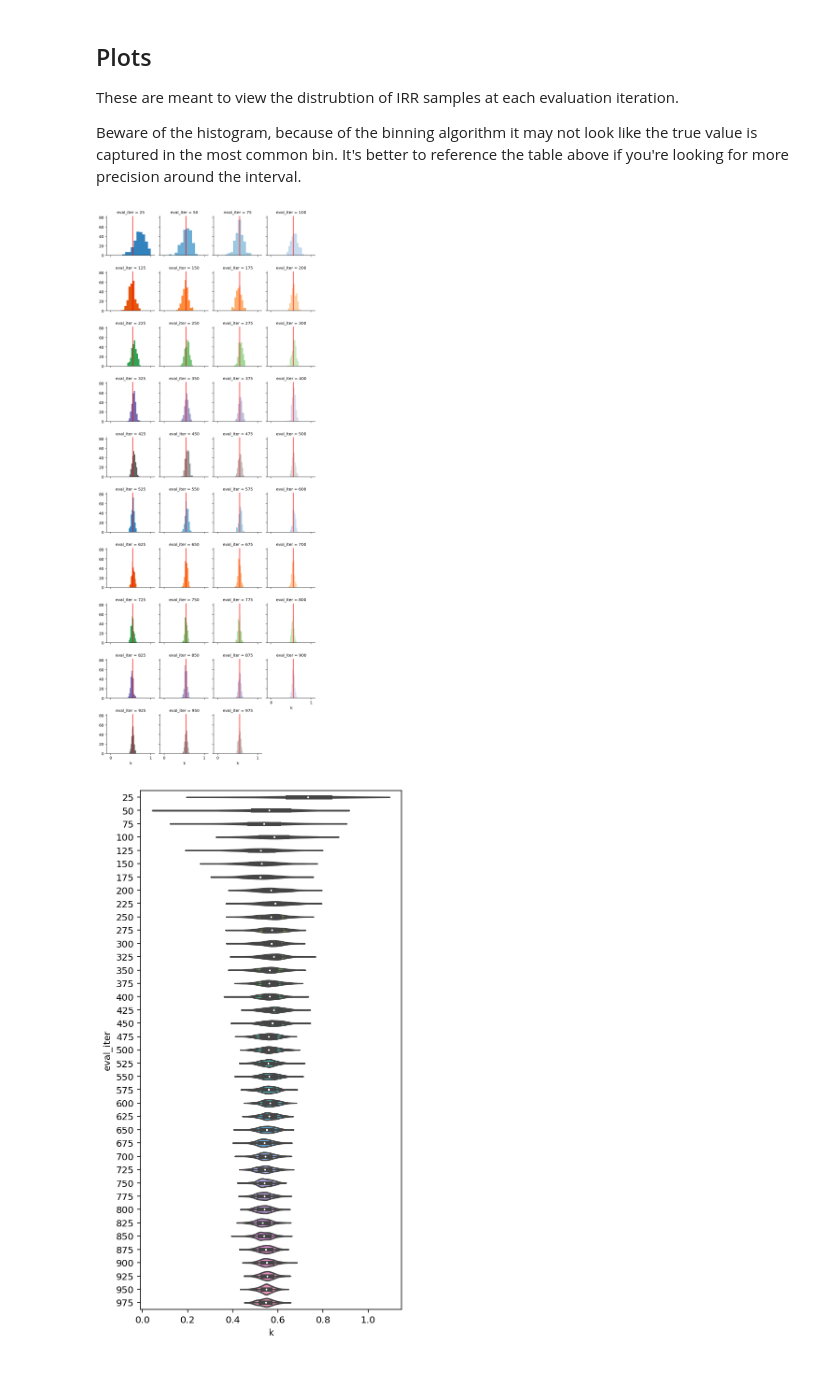
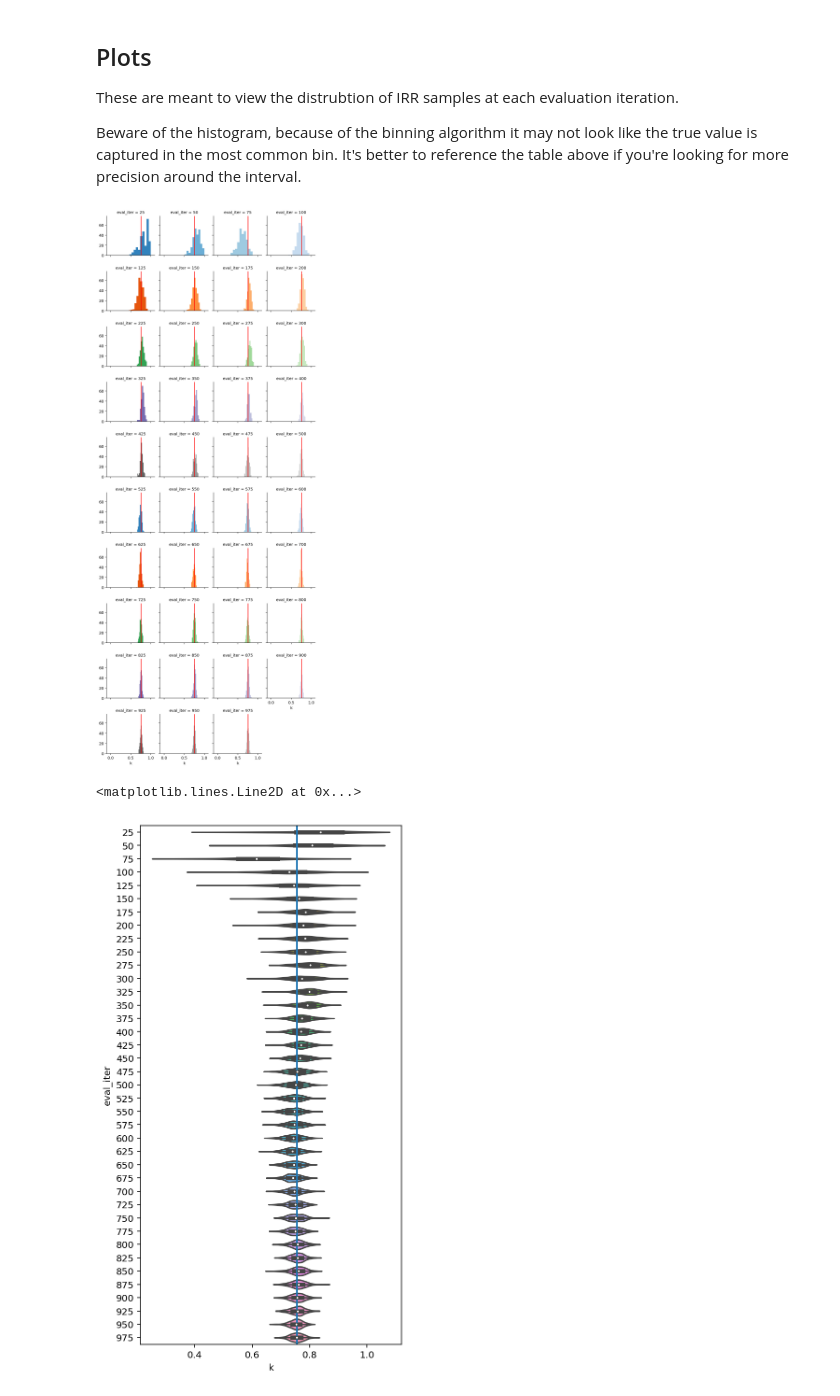
Before and after one commit to pmbaumgartner/irr-bootstrap-sim, a Jupyter notebook: bootstrap.ipynb, the cells around one changed output. Saved outputs shown, nothing was run; the diff lists cells and outputs as text; code cells hidden in the pictures.

```diff
--- a/bootstrap.ipynb
+++ b/bootstrap.ipynb
@@ -50,5 +50,5 @@ def gen_correlated_bernoulli(size, n=100, p=0.1, q=0.1, rho=0.0):
 # %%
 LENGTH = 1000
 OUTCOME_RATE = 0.3
-CORRELATION = 0.6
+CORRELATION = 0.7
 # %% [markdown]
@@ -149,7 +159,6 @@ These are meant to view the distrubtion of IRR samples at each evaluation iterat
 
 Beware of the histogram, because of the binning algorithm it may not look like the true value is captured in the most common bin. It's better to reference the table above if you're looking for more precision around the interval.
 # %%
-# Initialize a grid of plots with an Axes for each walk
 grid = sns.FacetGrid(
     df, col="eval_iter", hue="eval_iter", palette="tab20c", col_wrap=4, height=2
 )
@@ -157,24 +166,25 @@ grid = sns.FacetGrid(
 # Draw a horizontal line to show the starting point
 grid.refline(x=true_k, linestyle="-", c="red")
 
-# Draw a line plot to show the trajectory of each random walk
 grid.map(plt.hist, "k", bins=10)
 
 # Adjust the tick positions and labels
-grid.set(xticks=[-1, 0, 1], xlim=(-0.1, 1.1))
+grid.set(xticks=[0, 0.5, 1], xlim=(-0.1, 1.1))
 
 # Adjust the arrangement of the plots
 grid.fig.tight_layout(w_pad=1)
 # %% [output]
-[figure, old version]
+[figure, new version]
 # %%
 plot = sns.violinplot(
     data=df.assign(eval_iter=lambda x: x["eval_iter"].astype(str)),
     x="k",
     y="eval_iter",
     height=500,
     aspect=0.5,
 )
 plot.figure.set_size_inches(w=5, h=10)
+plot.axvline(true_k)
 # %% [output]
+<matplotlib.lines.Line2D at 0x...>
-[figure, old version]
+[figure, new version]
```
Also changed, not shown: parts of 6 cells of this notebook.
